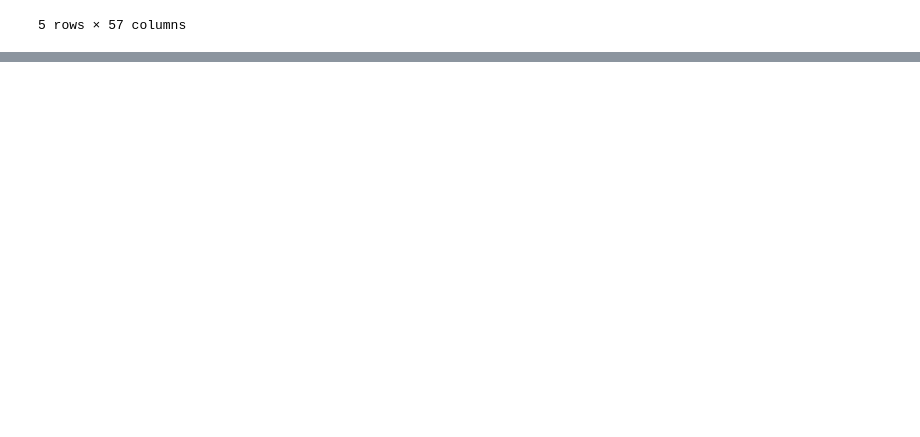
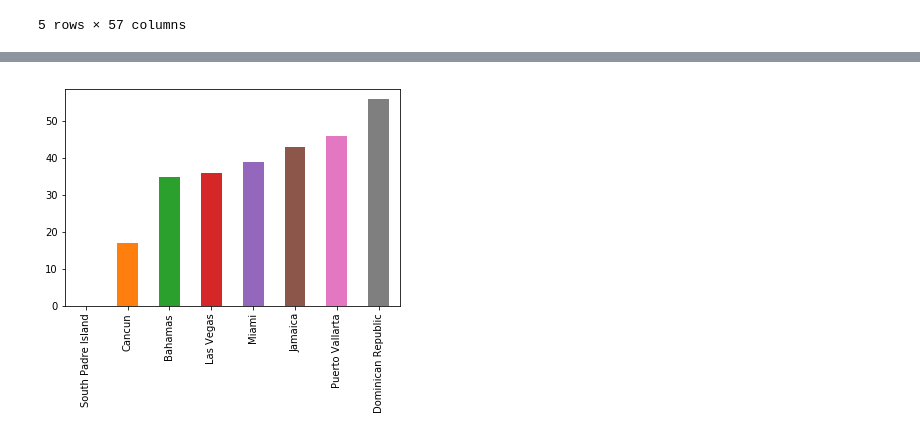
Before and after one commit to it176131/Presentations, a Jupyter notebook: Analytics_Learning_Lab_2019Q1.ipynb, the cells around one changed output, grey strips where cells are left out. Cells and saved outputs as stored; diff of their text form; code cells hidden in the pictures; blank space fills up the shorter version.

Commit message:
toc visuals

```diff
--- a/Analytics_Learning_Lab_2019Q1.ipynb
+++ b/Analytics_Learning_Lab_2019Q1.ipynb
@@ -735,0 +778,4 @@ df.toc.apply(pd.Series).reset_index().melt(id_vars='index').set_index('index').d
+# %%
+# rememeber the index of our original df has no name, but our current one does ("index")
+# rename the index name as an empty string
+toc_melt.index.name = ''
@@ -735,0 +817,4 @@ df.toc.apply(pd.Series).reset_index().melt(id_vars='index').set_index('index').d
+# %%
+# these came from instances where the location index didn't have that many columns
+# they don't give us any information beyond that so we can drop them
+toc_melt.dropna(inplace=True)
@@ -735,0 +844,3 @@ df.toc.apply(pd.Series).reset_index().melt(id_vars='index').set_index('index').d
+# %%
+# join the melted data back with our original df and store
+df = df.join(toc_melt)
@@ -735,0 +857,4 @@ df.toc.apply(pd.Series).reset_index().melt(id_vars='index').set_index('index').d
+# %%
+# we still have the "toc" column, but we don't really need it anymore because we have the "toc_values" column
+# let's drop the "toc" column
+df.drop(columns='toc', inplace=True)
@@ -735,0 +875,6 @@ df.toc.apply(pd.Series).reset_index().melt(id_vars='index').set_index('index').d
+# %%
+# voila!
+# we get the same results, and we can graph it the same way too
+df.groupby(level=0).toc_values.count().sort_values().plot.bar();
+# %% [output]
+[figure, added]
```
Also changed, not shown: parts of 21 cells of this notebook.
